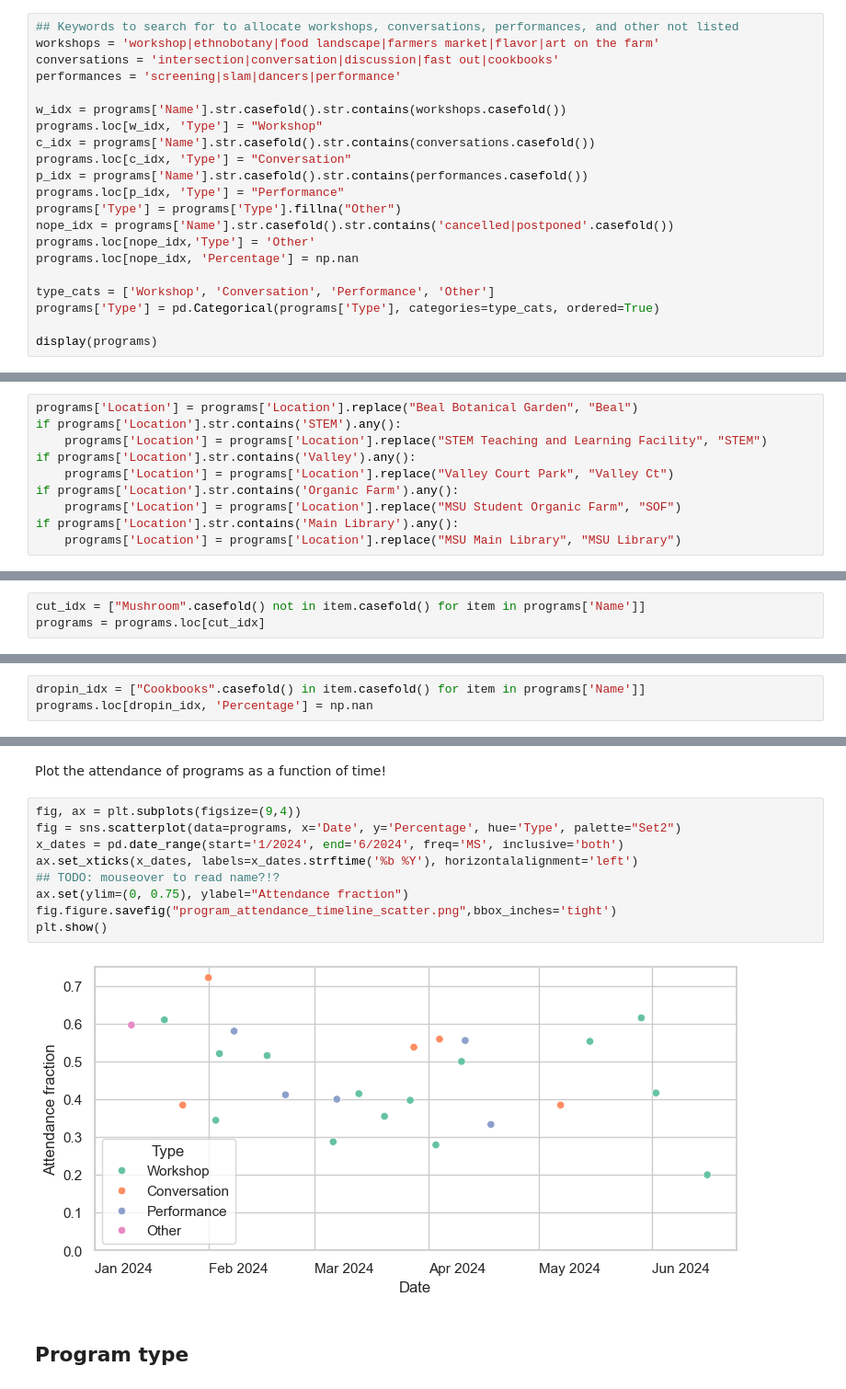
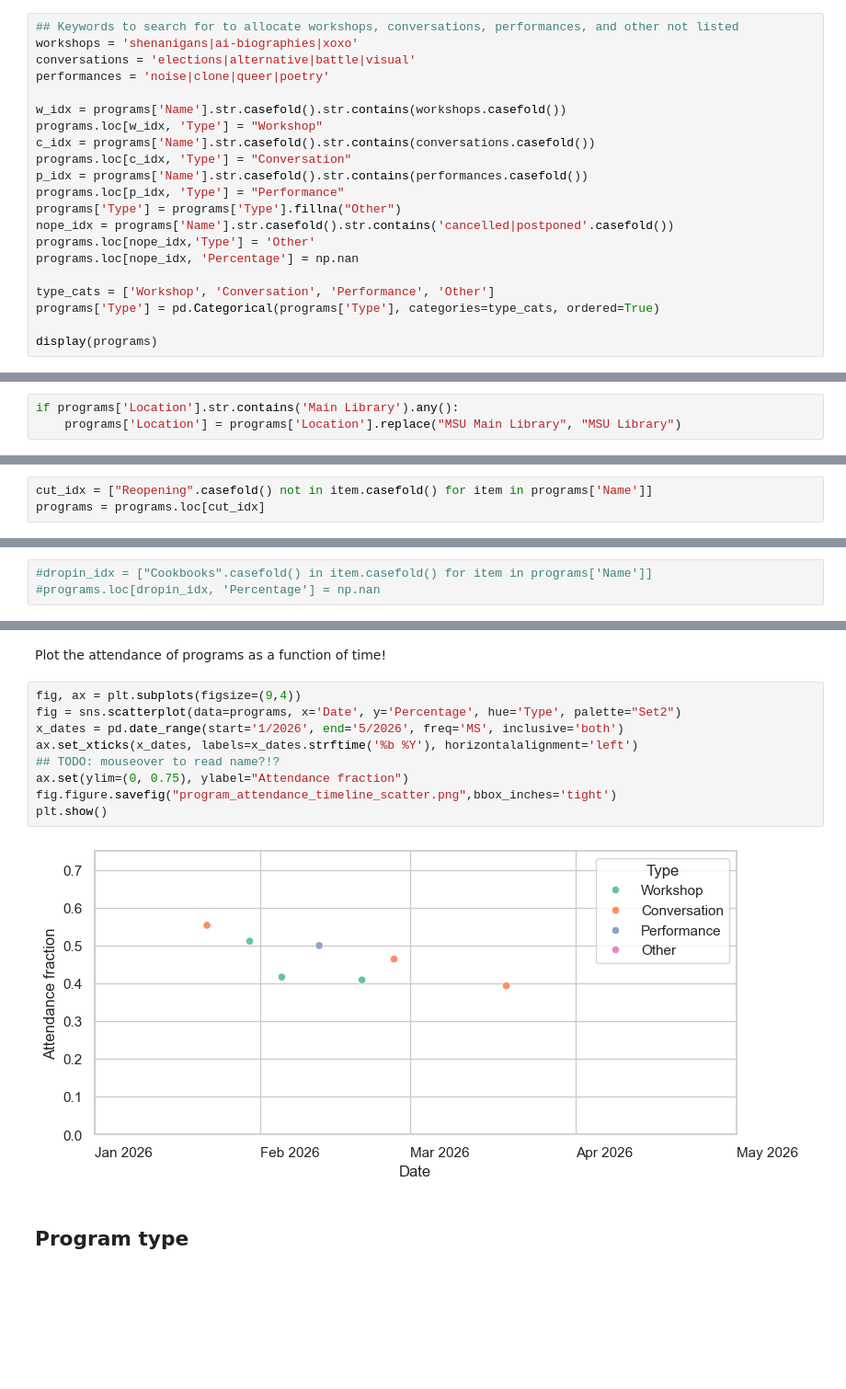
Before and after one commit to abigailStev/altru-shenanigans, a Jupyter notebook: BlurredRealities/quant_BR-programs.ipynb, the cells around one changed output, grey strips where cells are left out. Shown at 92% size. Drawn from its saved outputs; the diff is of its cells as text; blank space fills up the shorter version.

```diff
--- a/BlurredRealities/quant_BR-programs.ipynb
+++ b/BlurredRealities/quant_BR-programs.ipynb
@@ -170,9 +166,9 @@ Name: Name, dtype: object
 In order to do analysis about workshops, conversations, and performances, we need to allocate the 'Type' of program based on keywords in the title. Change these if you need to, and make them specific as needed to get this to work right.
 # %%
 ## Keywords to search for to allocate workshops, conversations, performances, and other not listed
-workshops = 'workshop|ethnobotany|food landscape|farmers market|flavor|art on the farm'
-conversations = 'intersection|conversation|discussion|fast out|cookbooks'
-performances = 'screening|slam|dancers|performance'
+workshops = 'shenanigans|ai-biographies|xoxo'
+conversations = 'elections|alternative|battle|visual'
+performances = 'noise|clone|queer|poetry'
 
 w_idx = programs['Name'].str.casefold().str.contains(workshops.casefold())
 programs.loc[w_idx, 'Type'] = "Workshop"
@@ -210,11 +202,4 @@ display(programs)
 # %%
-programs['Location'] = programs['Location'].replace("Beal Botanical Garden", "Beal")
-if programs['Location'].str.contains('STEM').any():
-    programs['Location'] = programs['Location'].replace("STEM Teaching and Learning Facility", "STEM")
-if programs['Location'].str.contains('Valley').any():
-    programs['Location'] = programs['Location'].replace("Valley Court Park", "Valley Ct")
-if programs['Location'].str.contains('Organic Farm').any():
-    programs['Location'] = programs['Location'].replace("MSU Student Organic Farm", "SOF")
 if programs['Location'].str.contains('Main Library').any():
     programs['Location'] = programs['Location'].replace("MSU Main Library", "MSU Library")
 # %% [markdown]
@@ -230,13 +215,13 @@ programs = programs.loc[~future_idx]
 # %% [markdown]
 If you want to filter out a specific program based on a keyword in the name.
 # %%
-cut_idx = ["Mushroom".casefold() not in item.casefold() for item in programs['Name']]
+cut_idx = ["Reopening".casefold() not in item.casefold() for item in programs['Name']]
 programs = programs.loc[cut_idx]
 # %% [markdown]
 If you had drop-in programs and want to count the numbers but not skew the attendance percentages, set the percentage to NaN.
 # %%
-dropin_idx = ["Cookbooks".casefold() in item.casefold() for item in programs['Name']]
-programs.loc[dropin_idx, 'Percentage'] = np.nan
+#dropin_idx = ["Cookbooks".casefold() in item.casefold() for item in programs['Name']]
+#programs.loc[dropin_idx, 'Percentage'] = np.nan
 # %%
 display(programs['Name'])
 # %% [output]
@@ -276,14 +252,14 @@ Plot the attendance of programs as a function of time!
 # %%
 fig, ax = plt.subplots(figsize=(9,4))
 fig = sns.scatterplot(data=programs, x='Date', y='Percentage', hue='Type', palette="Set2")
-x_dates = pd.date_range(start='1/2024', end='6/2024', freq='MS', inclusive='both')
+x_dates = pd.date_range(start='1/2026', end='5/2026', freq='MS', inclusive='both')
 ax.set_xticks(x_dates, labels=x_dates.strftime('%b %Y'), horizontalalignment='left')
 ## TODO: mouseover to read name?!?
 ax.set(ylim=(0, 0.75), ylabel="Attendance fraction")
 fig.figure.savefig("program_attendance_timeline_scatter.png",bbox_inches='tight')
 plt.show()
 # %% [output]
-[figure, old version]
+[figure, new version]
 # %% [markdown]
 ## Program type
 # %%
```
Also changed, not shown: parts of 36 cells of this notebook.
